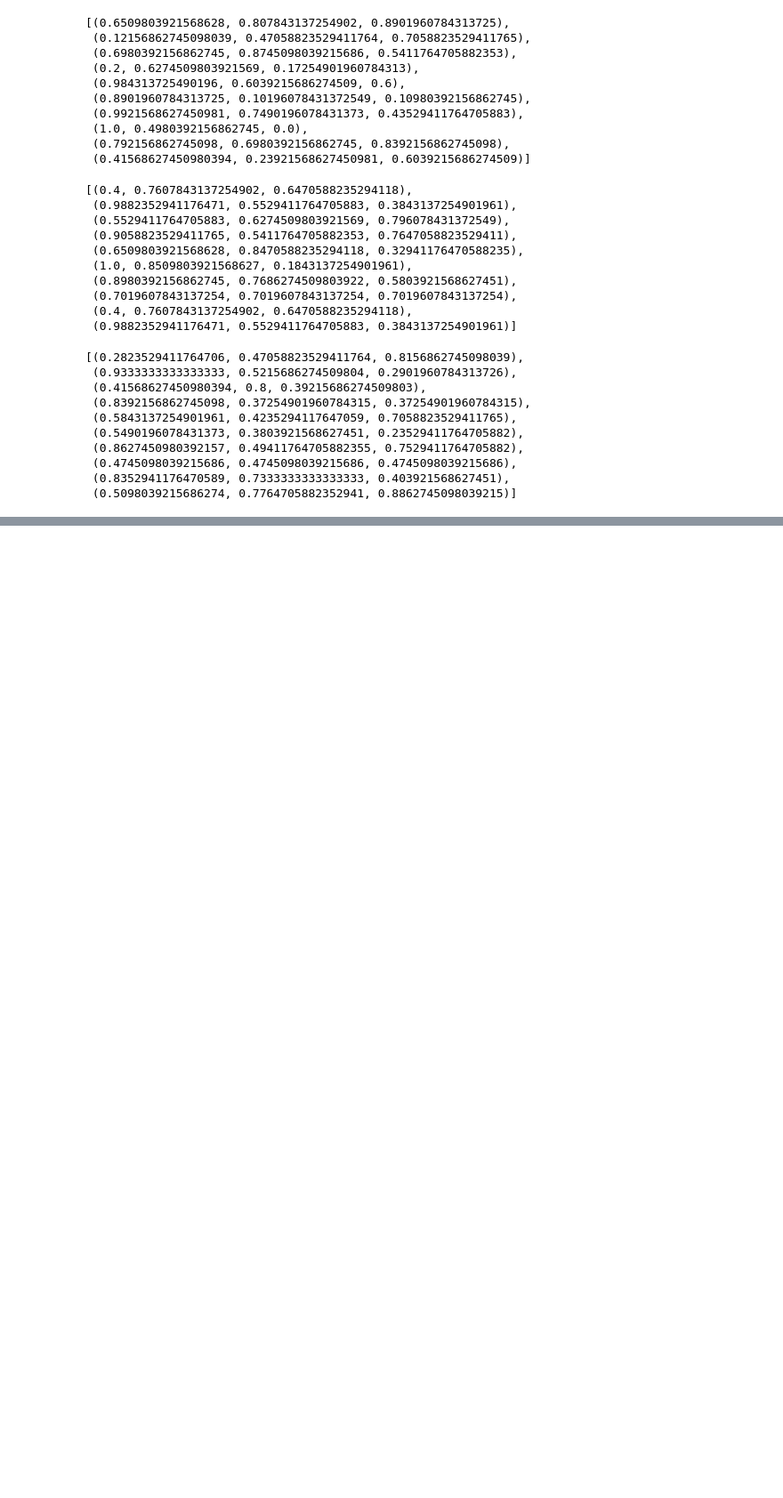
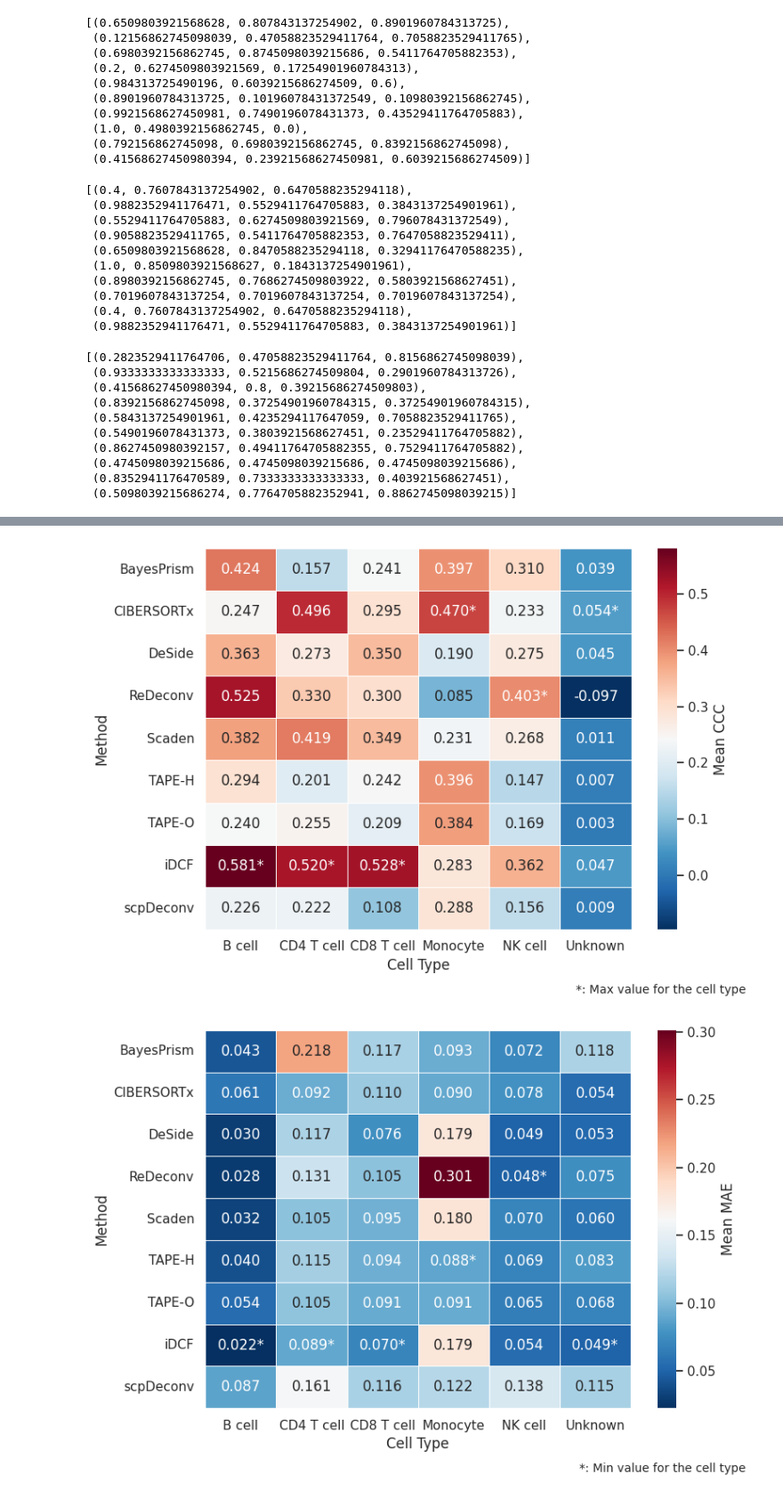
Before and after one commit to gstaryu/iDCF, a Jupyter notebook: plot/result_display.ipynb, the cells around one changed output, grey strips where cells are left out. Shown at 89% size. Saved outputs shown, nothing was run; the diff lists cells and outputs as text; code cells hidden in the pictures; blank space fills up the shorter version.

```diff
--- a/plot/result_display.ipynb
+++ b/plot/result_display.ipynb
@@ -457,0 +619,6 @@ plot_ccc_comparison(celltype_results[celltype_results['Dataset'] != 'Brain_human
+# %%
+plot_performance_heatmap(celltype_results[celltype_results['Dataset'] != 'Brain_human'], metric='CCC', filename='../results/plot/celltype_comparison')
+plot_performance_heatmap(celltype_results[celltype_results['Dataset'] != 'Brain_human'], metric='MAE', filename='../results/plot/celltype_comparison')
+# %% [output]
+[figure, added]
+[figure, added]
```
Also changed, not shown: parts of 11 cells of this notebook, 12 other files.
